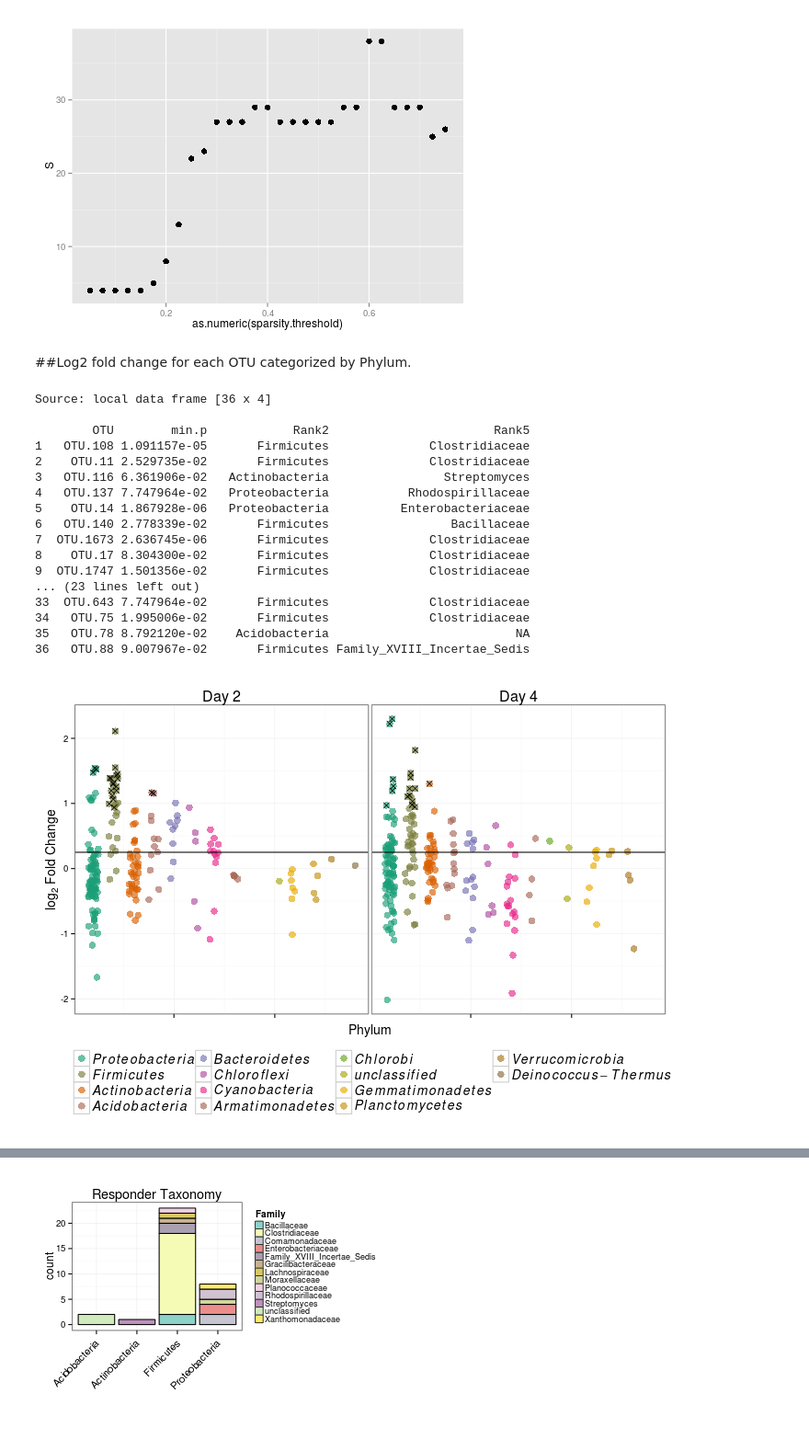
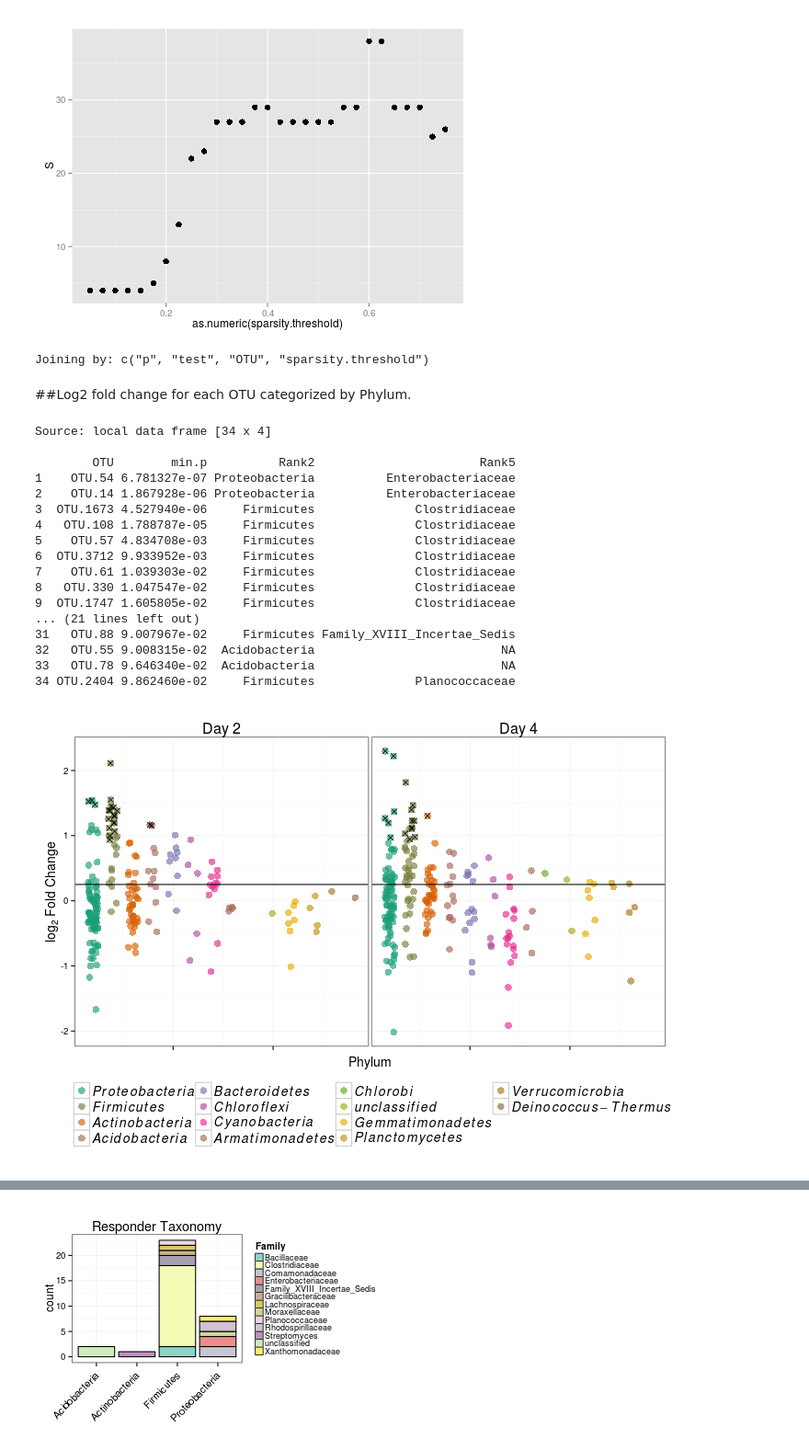
Before and after one commit to chuckpr/NSIP_data_analysis, a Jupyter notebook: figures_and_stats/l2fc.ipynb, the cells around one changed output, grey strips where cells are left out. Shown: that part at 92% size. Drawn from its saved outputs; the diff is of its cells as text; code cells hidden in the pictures.

```diff
--- a/figures_and_stats/l2fc.ipynb
+++ b/figures_and_stats/l2fc.ipynb
@@ -75,7 +96,8 @@ get_Ps = function(physeq.obj, l2fc.threshold, day, sparsity.threshold) {
 %%R
 m = expand.grid(sparsity.threshold = seq(0.05,0.75,0.025),
                 day = c(2, 4),
-                l2fc.threshold = 0.25)
+                l2fc.threshold = 0.25,
+                test = c("greater", "less"))
 m
 
 registerDoParallel(10)
@@ -105,5 +127,0 @@ Variables not shown: Rank3 (fctr), Rank4 (fctr), Rank5 (fctr), Rank6 (fctr),
-# %%
-%%R
-df.l2fc = df.l2fc %.%
-    group_by("sparsity.threshold") %.%
-    mutate(p.adj = p.adjust(p, "BH"))
@@ -112,48 +138,70 @@ df.l2fc = df.l2fc %.%
 # %%
 %%R -h 350
 
+d = df.l2fc %.%
+    filter(test == "greater") %.%
+    group_by("sparsity.threshold") %.%
+    mutate(p.adj = p.adjust(p, "BH"))
+
 FDR = 0.10
 
-d = ddply(df.l2fc, .(sparsity.threshold), summarize, S = sum(p.adj < FDR))
+d = ddply(d, .(sparsity.threshold), summarize, S = sum(p.adj < FDR))
 
 p = ggplot(d, aes(x = as.numeric(sparsity.threshold), y = S)) + geom_point(size = 3)
 
 p
 # %% [output]
 [figure]
+# %%
+%%R
+
+df.l2fc.indepfilt = df.l2fc %.%
+                    filter(sparsity.threshold == "0.625")
+
+df.l2fc.padj = df.l2fc.indepfilt %.%
+                filter(test == "greater") %.%
+                mutate(p.adj = p.adjust(p, method = "BH")) %.%
+                select(OTU, test, sparsity.threshold, p.adj, p)
+
+df.l2fc.indepfilt = left_join(df.l2fc.indepfilt, df.l2fc.padj)
+# %% [output]
+Joining by: c("p", "test", "OTU", "sparsity.threshold")
 # %% [markdown]
 ##Log2 fold change for each OTU categorized by Phylum.
 # %%
 %%R
 FDR = 0.10
-df.l2fc %.% group_by(OTU) %.% summarize(min.p = min(p.adj), Rank2 = unique(Rank2), Rank5 = unique(Rank5)) %.% filter(min.p <= FDR)
+df.l2fc.indepfilt %.%
+    filter(test == "greater") %.%
+    group_by(OTU) %.%
+    summarize(min.p = min(p.adj), Rank2 = unique(Rank2), Rank5 = unique(Rank5)) %.%
+    filter(min.p <= FDR) %.%
+    arrange(min.p)
 # %% [output]
-Source: local data frame [36 x 4]
+Source: local data frame [34 x 4]
 
-        OTU        min.p            Rank2                       Rank5
-1   OTU.108 1.091157e-05       Firmicutes              Clostridiaceae
-2    OTU.11 2.529735e-02       Firmicutes              Clostridiaceae
-3   OTU.116 6.361906e-02   Actinobacteria                Streptomyces
-4   OTU.137 7.747964e-02   Proteobacteria           Rhodospirillaceae
-5    OTU.14 1.867928e-06   Proteobacteria          Enterobacteriaceae
-6   OTU.140 2.778339e-02       Firmicutes                 Bacillaceae
-7  OTU.1673 2.636745e-06       Firmicutes              Clostridiaceae
-8    OTU.17 8.304300e-02       Firmicutes              Clostridiaceae
-9  OTU.1747 1.501356e-02       Firmicutes              Clostridiaceae
-... (23 lines left out)
-33  OTU.643 7.747964e-02       Firmicutes              Clostridiaceae
-34   OTU.75 1.995006e-02       Firmicutes              Clostridiaceae
-35   OTU.78 8.792120e-02    Acidobacteria                          NA
-36   OTU.88 9.007967e-02       Firmicutes Family_XVIII_Incertae_Sedis
+        OTU        min.p          Rank2                       Rank5
+1    OTU.54 6.781327e-07 Proteobacteria          Enterobacteriaceae
+2    OTU.14 1.867928e-06 Proteobacteria          Enterobacteriaceae
+3  OTU.1673 4.527940e-06     Firmicutes              Clostridiaceae
+4   OTU.108 1.788787e-05     Firmicutes              Clostridiaceae
+5    OTU.57 4.834708e-03     Firmicutes              Clostridiaceae
+6  OTU.3712 9.933952e-03     Firmicutes              Clostridiaceae
+7    OTU.61 1.039303e-02     Firmicutes              Clostridiaceae
+8   OTU.330 1.047547e-02     Firmicutes              Clostridiaceae
+9  OTU.1747 1.605805e-02     Firmicutes              Clostridiaceae
+... (21 lines left out)
+31   OTU.88 9.007967e-02     Firmicutes Family_XVIII_Incertae_Sedis
+32   OTU.55 9.008315e-02  Acidobacteria                          NA
+33   OTU.78 9.646340e-02  Acidobacteria                          NA
+34 OTU.2404 9.862460e-02     Firmicutes              Planococcaceae
 # %%
 %%R -w 700 -h 500
 
-sparsity.thresh.selection = "0.625"
+FDR = 0.10
 
-#d = df.l2fc
-d = subset(df.l2fc, sparsity.threshold == sparsity.thresh.selection)
+d = df.l2fc.indepfilt %.% filter(test == "greater")
 d$Rank2 = as.character(d$Rank2)
-#d$Rank2 = gsub("__", "", d$Rank2)
 d$Rank2[is.na(d$Rank2)] = "unclassified"
 d$Rank2 = factor(d$Rank2)
 d$strip = paste("Day", d$Day)
@@ -176,34 +224,34 @@ p = p + facet_wrap(~strip)
 
 p = p + geom_point(alpha = 0.65, size = 3.5)
 
 p = p + geom_point(data = subset(d, p.adj <= FDR), color = "black", shape = 4, size = 3)
 
 p = p + scale_color_manual(values = getPalette(colourCount), labels = t)
 
 p = p + geom_hline(y = 0.25)
 
 p = p + theme_bw()
 
 p = p + theme(strip.text.x = element_text(size = 16),
               axis.text.x = element_blank(),
               axis.title.x = element_text(size = 14),
               axis.title.y = element_text(size = 14),
               legend.title = element_blank(),
               legend.text = element_text(size = 14),
               legend.position = "bottom",
               strip.background = element_blank())
 
 p = p + labs(x = "Phylum", color = "Phylum")
 
 p = p + guides(col = guide_legend(ncol = 4, label.hjust = 0))
 
 p = p + labs(y = expression(paste("", log[2]," Fold Change",sep="")))
 
 p.l2fc = p
 
 p
 # %% [output]
-[figure, old version]
+[figure, new version]
 # %%
 %%R -w 400 -h 650
 
```
Also changed, not shown: parts of 13 cells of this notebook, 8 other files.
